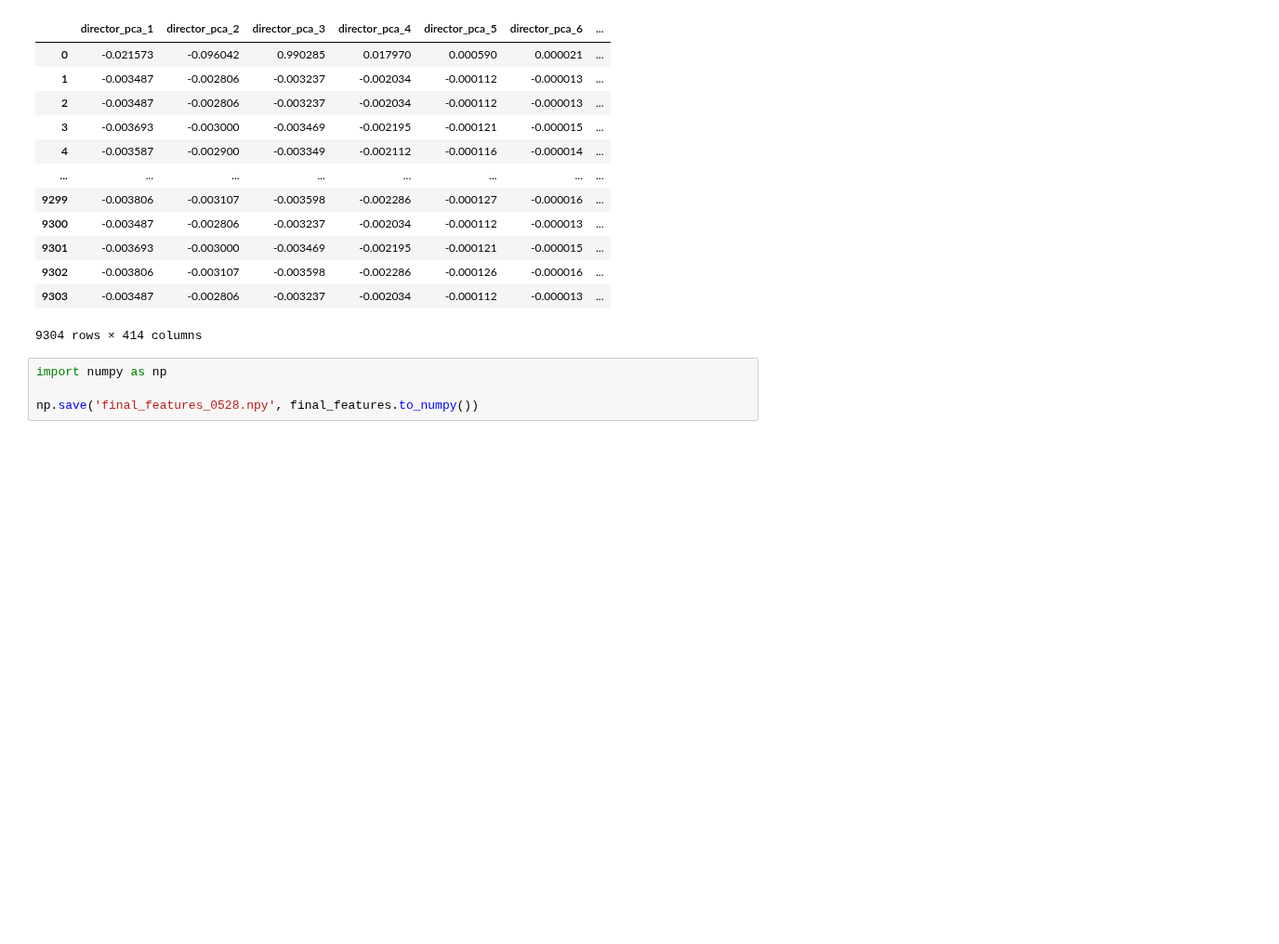
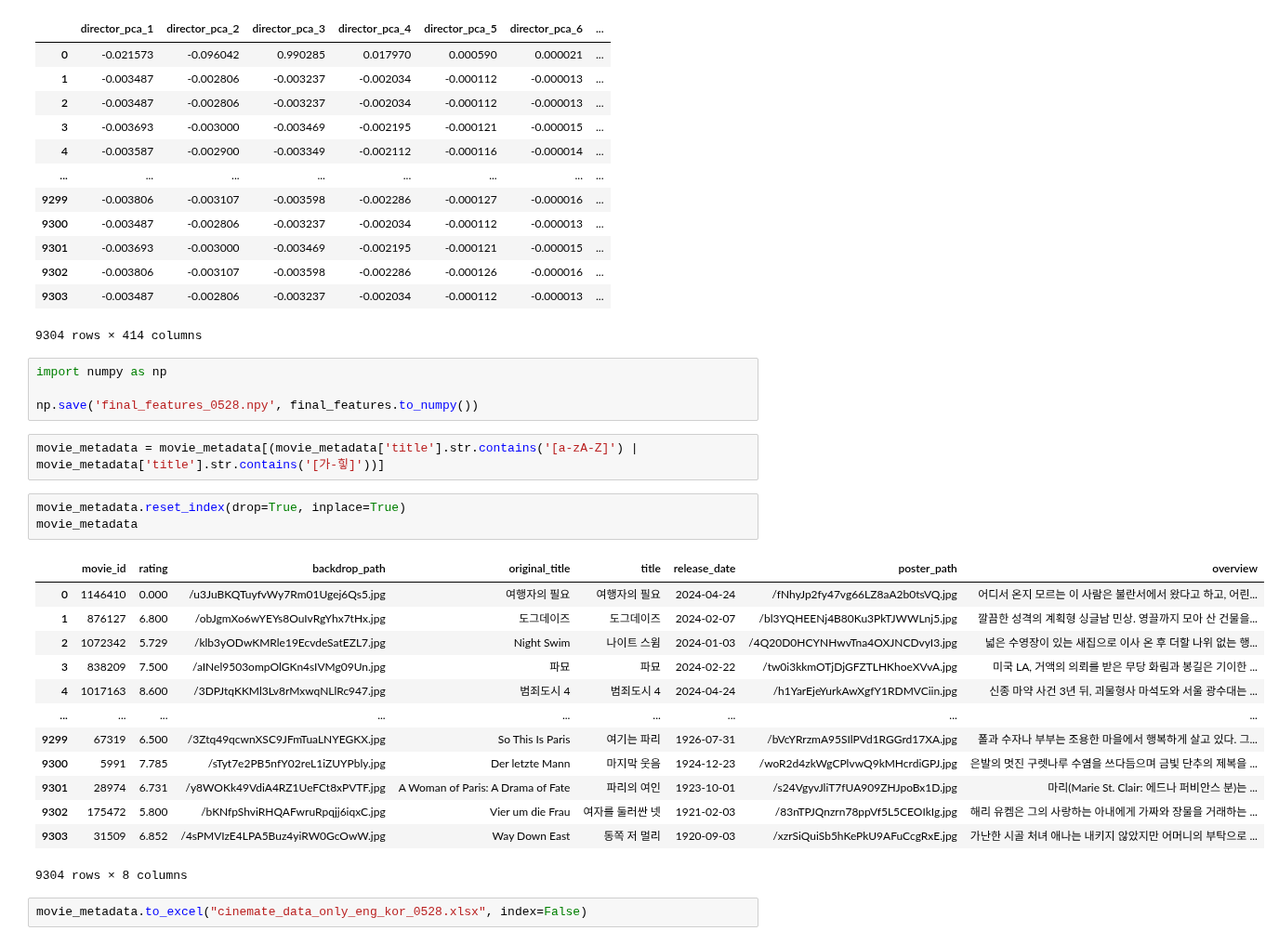
Before and after one commit to hou27/movie_recommendation, a Jupyter notebook: preprocess2.ipynb, the cells around one changed output. Shown at 93% size. Drawn from its saved outputs; the diff is of its cells as text; blank space fills up the shorter version.

Commit message:
Save new version of tmdb data

```diff
--- a/preprocess2.ipynb
+++ b/preprocess2.ipynb
@@ -239,3 +239,24 @@ final_features
 import numpy as np
 
 np.save('final_features_0528.npy', final_features.to_numpy())
+# %%
+movie_metadata = movie_metadata[(movie_metadata['title'].str.contains('[a-zA-Z]') | movie_metadata['title'].str.contains('[가-힣]'))]
+# %%
+movie_metadata.reset_index(drop=True, inplace=True)
+movie_metadata
+# %% [output]
+|  | movie_id | rating | backdrop_path | original_title | title | release_date | poster_path | overview |
+| 0 | 1146410 | 0.000 | /u3JuBKQTuyfvWy7Rm01Ugej6Qs5.jpg | 여행자의 필요 | 여행자의 필요 | 2024-04-24 | /fNhyJp2fy47vg66LZ8aA2b0tsVQ.jpg | 어디서 온지 모르는 이 사람은 불란서에서 왔다고 하고, 어린... |
+| 1 | 876127 | 6.800 | /obJgmXo6wYEYs8OuIvRgYhx7tHx.jpg | 도그데이즈 | 도그데이즈 | 2024-02-07 | /bl3YQHEENj4B80Ku3PkTJWWLnj5.jpg | 깔끔한 성격의 계획형 싱글남 민상. 영끌까지 모아 산 건물을... |
+| 2 | 1072342 | 5.729 | /klb3yODwKMRle19EcvdeSatEZL7.jpg | Night Swim | 나이트 스윔 | 2024-01-03 | /4Q20D0HCYNHwvTna4OXJNCDvyI3.jpg | 넓은 수영장이 있는 새집으로 이사 온 후 더할 나위 없는 행... |
+| 3 | 838209 | 7.500 | /aINel9503ompOlGKn4sIVMg09Un.jpg | 파묘 | 파묘 | 2024-02-22 | /tw0i3kkmOTjDjGFZTLHKhoeXVvA.jpg | 미국 LA, 거액의 의뢰를 받은 무당 화림과 봉길은 기이한 ... |
+| 4 | 1017163 | 8.600 | /3DPJtqKKMl3Lv8rMxwqNLlRc947.jpg | 범죄도시 4 | 범죄도시 4 | 2024-04-24 | /h1YarEjeYurkAwXgfY1RDMVCiin.jpg | 신종 마약 사건 3년 뒤, 괴물형사 마석도와 서울 광수대는 ... |
+| ... | ... | ... | ... | ... | ... | ... | ... | ... |
+| 9299 | 67319 | 6.500 | /3Ztq49qcwnXSC9JFmTuaLNYEGKX.jpg | So This Is Paris | 여기는 파리 | 1926-07-31 | /bVcYRrzmA95SIlPVd1RGGrd17XA.jpg | 폴과 수자나 부부는 조용한 마을에서 행복하게 살고 있다. 그... |
+| 9300 | 5991 | 7.785 | /sTyt7e2PB5nfY02reL1iZUYPbly.jpg | Der letzte Mann | 마지막 웃음 | 1924-12-23 | /woR2d4zkWgCPlvwQ9kMHcrdiGPJ.jpg | 은발의 멋진 구렛나루 수염을 쓰다듬으며 금빛 단추의 제복을 ... |
+| 9301 | 28974 | 6.731 | /y8WOKk49VdiA4RZ1UeFCt8xPVTF.jpg | A Woman of Paris: A Drama of Fate | 파리의 여인 | 1923-10-01 | /s24VgyvJliT7fUA909ZHJpoBx1D.jpg | 마리(Marie St. Clair: 에드나 퍼비안스 분)는 ... |
+| 9302 | 175472 | 5.800 | /bKNfpShviRHQAFwruRpqjj6iqxC.jpg | Vier um die Frau | 여자를 둘러싼 넷 | 1921-02-03 | /83nTPJQnzrn78ppVf5L5CEOIkIg.jpg | 해리 유켐은 그의 사랑하는 아내에게 가짜와 장물을 거래하는 ... |
+| 9303 | 31509 | 6.852 | /4sPMVIzE4LPA5Buz4yiRW0GcOwW.jpg | Way Down East | 동쪽 저 멀리 | 1920-09-03 | /xzrSiQuiSb5hKePkU9AFuCcgRxE.jpg | 가난한 시골 처녀 애나는 내키지 않았지만 어머니의 부탁으로 ... |
+9304 rows × 8 columns
+# %%
+movie_metadata.to_excel("cinemate_data_only_eng_kor_0528.xlsx", index=False)
```
